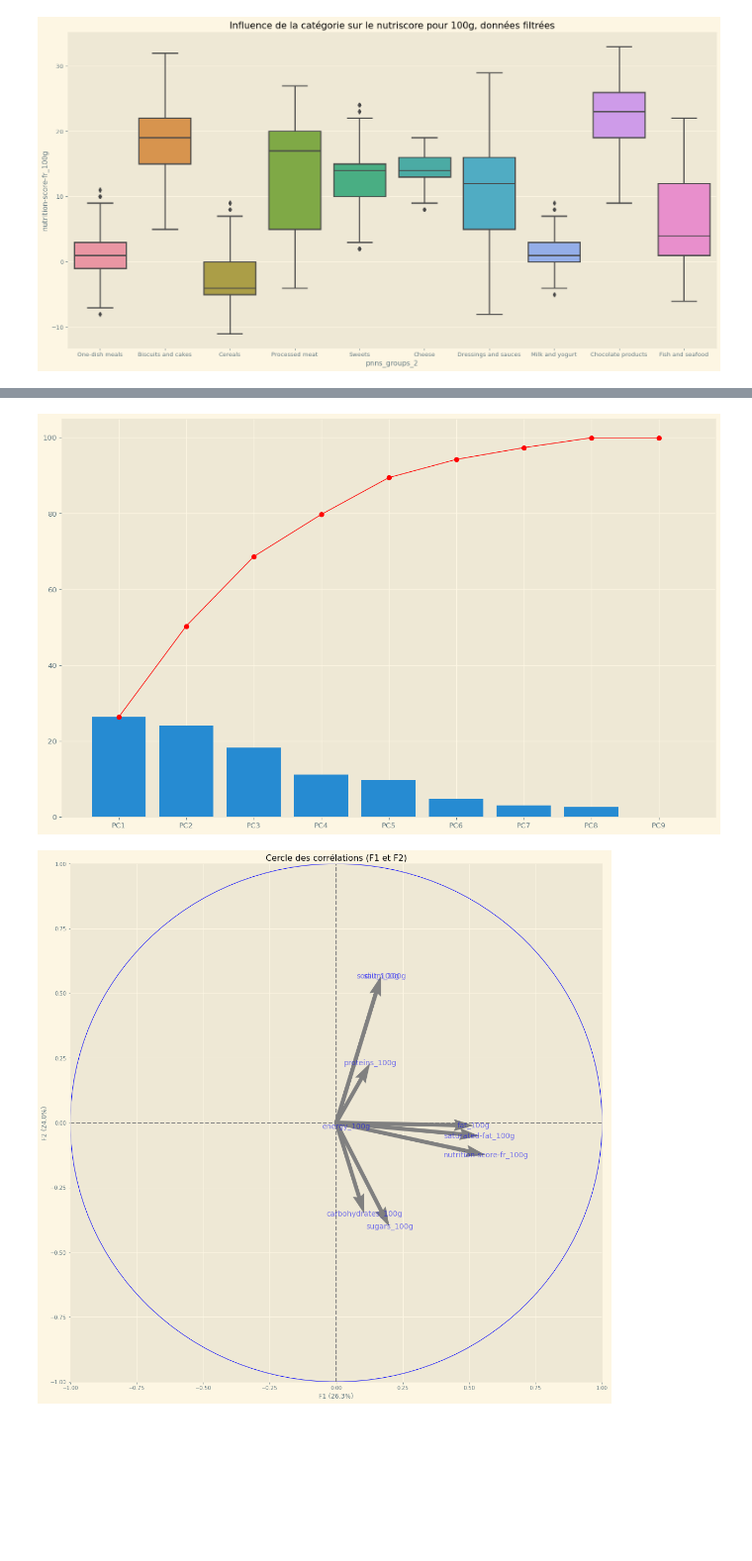
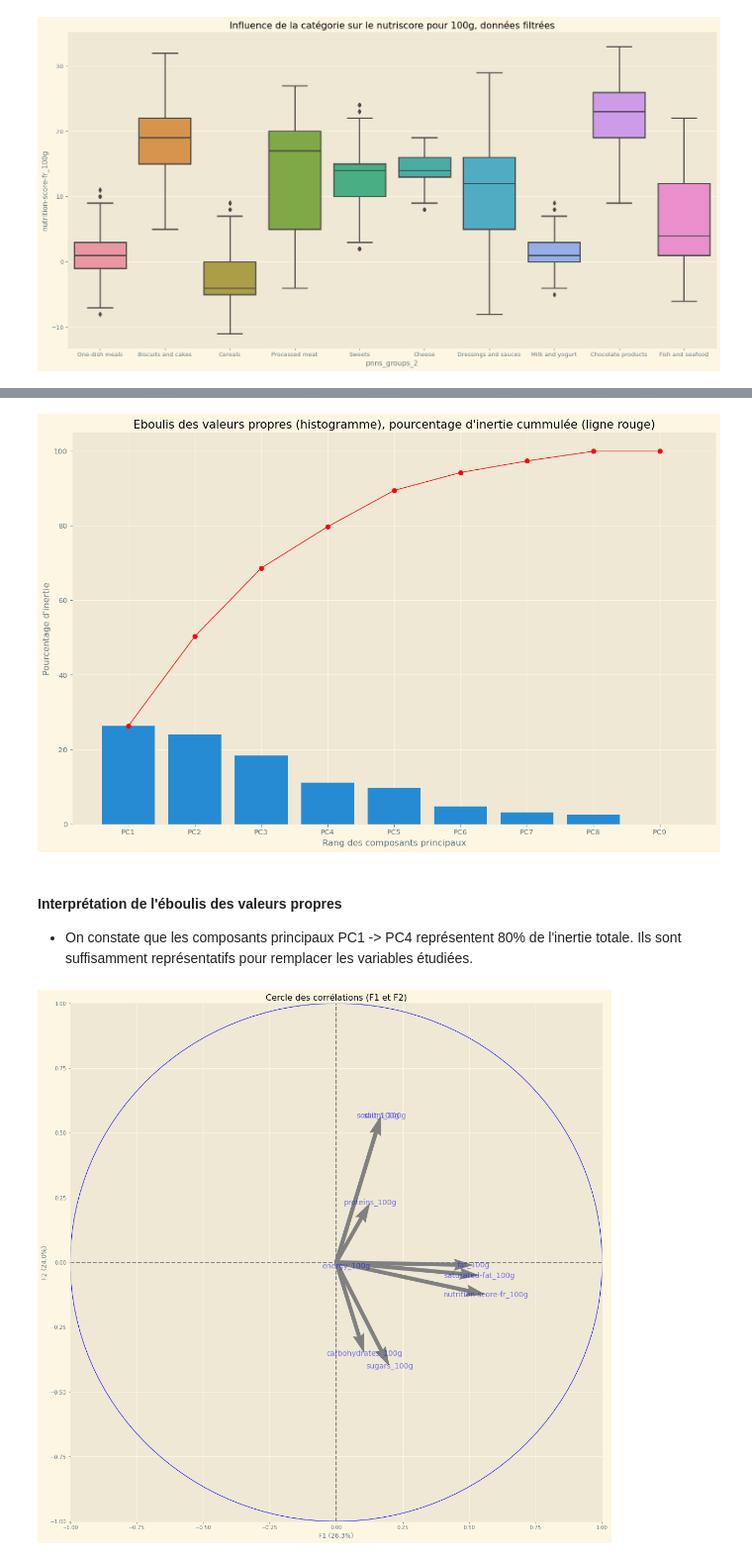
Before and after one commit to Psemp/ds_project_3, a Jupyter notebook: exploratory_analysis.ipynb, the cells around one changed output, grey strips where cells are left out. Shown at 99% size. Drawn from its saved outputs; the diff is of its cells as text; code cells hidden in the pictures; blank space fills up the shorter version.

```diff
--- a/exploratory_analysis.ipynb
+++ b/exploratory_analysis.ipynb
@@ -621,34 +646,41 @@ data_pca = data_pca.fillna(data_pca.mean())
 X = data_pca.values
 names = df_off.index
 features = columns_pca
 
 scaled_data = preprocessing.scale(data_pca)
 pca = PCA(n_components=len(columns_pca))
 pca.fit(scaled_data)
 pca_data = pca.transform(scaled_data)
 percentage_variation = np.round(pca.explained_variance_ratio_ * 100, decimals=1)
 
 labels = ["PC" + str(c) for c in range (1, len(percentage_variation) + 1)]
 x_bars = np.arange(1, len(percentage_variation) + 1, 1)
 
 cummulative_percentage = np.cumsum(percentage_variation)
 
 fig, ax1 = plt.subplots(
     ncols=1,
     nrows=1,
     figsize=(16, 10),
     dpi=96,
 )
 
 ax1.bar(x_bars, height=percentage_variation)
 
 ax1.set_xticks(range(1, len(labels) + 1, 1))
 ax1.set_xticklabels(labels)
 ax1.plot(ax1.get_xticks(), cummulative_percentage, marker="o", color="r", linewidth=1)
+ax1.set_xlabel("Rang des composants principaux")
+ax1.set_ylabel("Pourcentage d'inertie")
 
+plt.title("Eboulis des valeurs propres (histogramme), pourcentage d'inertie cummulée (ligne rouge)")
 plt.show()
 # %% [output]
-[figure, old version]
+[figure, new version]
+# %% [markdown]
+<h4>Interprétation de l'éboulis des valeurs propres</h4>
+
+- On constate que les composants principaux PC1 -> PC4 représentent 80% de l'inertie totale. Ils sont suffisamment représentatifs pour remplacer les variables étudiées.
 # %%
 
 pcs = pca.components_
```
Also changed, not shown: parts of 26 cells of this notebook.
